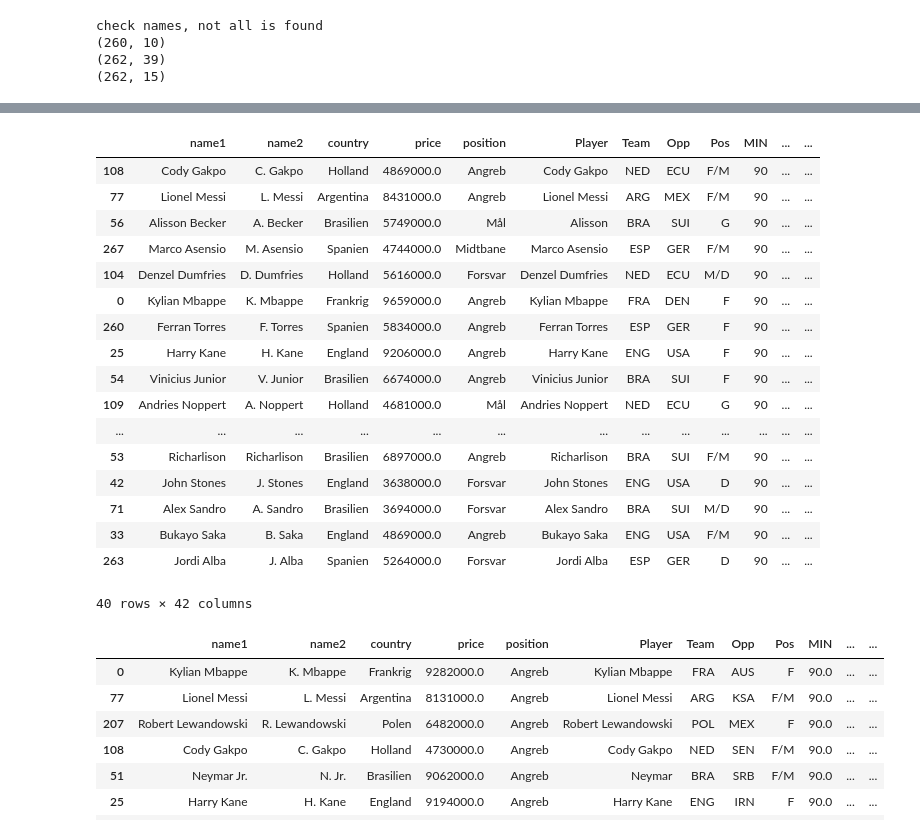
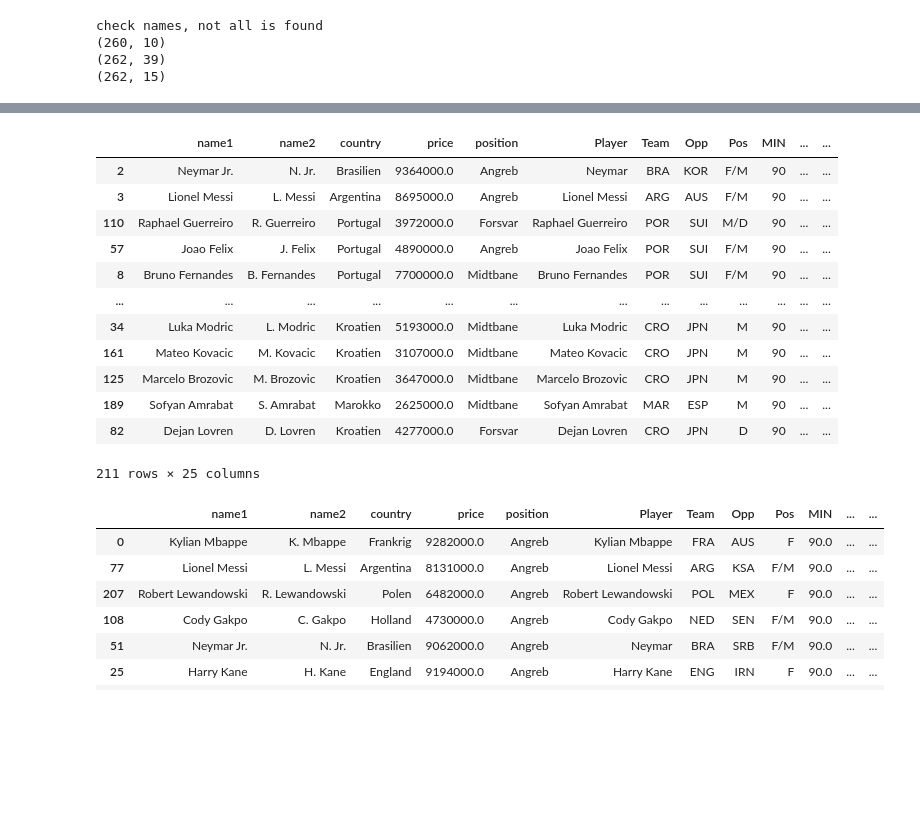
Before and after one commit to MathiasMSorensen/WC2022--Lineup-Optimizer, a Jupyter notebook: data_load.ipynb, the cells around one changed output, grey strips where cells are left out. Drawn from its saved outputs; the diff is of its cells as text; code cells hidden in the pictures; blank space fills up the shorter version.

```diff
--- a/data_load.ipynb
+++ b/data_load.ipynb
@@ -31,6 +31,8 @@ df_get_group_stage_OU = get_group_stage_OU(API_KEY)
 # df_group_stage = df_group_stage[['home_team','away_team','prob1','probx', 'prob2']].merge(df_groups.rename(columns =  {"Team":"home_team"}), on = "home_team")
 # %%
 _df_group_stage = get_group_stage(df_get_group_stage_OU.copy(), df_group_stage.copy(), ROUND, eng2dan)
+# %%
+_df_group_stage = _df_group_stage.iloc[1:]
 # %%
 df_rw = get_rw(df_holdet)
 df_rw.rename(columns = {"Player_match": "name1"}, inplace = True)
@@ -66,7 +59,0 @@ df_holdet = df_holdet.merge(df_temp_temp, on = ["name1","name2","country"])
-# %%
-df_winner  = playoffs(df_winner.copy(),_df_group_stage.copy(), eng2dan)
-df_holdet = df_holdet.merge(df_winner[['country','R16_prob', 'QF_prob', 'SF_prob', 'Final_prob', 'W_prob', \
-                                       'prob_to_win_R16', 'prob_to_win_QF', 'prob_to_win_SF','prob_to_win_Final', \
-                                       'xG_R16', 'xG_QF', 'xG_SF', 'xG_Final','xGa_R16', 'xGa_QF', 'xGa_SF', 'xGa_Final']], on = "country")
-
-df_holdet["selected"] = ~df_holdet['G'].isna()
@@ -91,4 +60,5 @@ df_holdet
 # %%
+i=1
 for country in df_holdet["country"].unique():
     xG_sum = df_holdet.loc[(df_holdet["country"]==country) & (df_holdet["selected"]),'G'].astype(float).sum()
     xA_sum = df_holdet.loc[(df_holdet["country"]==country) & (df_holdet["selected"]),'A'].astype(float).sum()
@@ -112,75 +82,39 @@ for country in df_holdet["country"].unique():
         points += yellow_prob * -20000
         points += yellow_prob*yellow_prob*-20000
         points += red_prob * -50000
-        for idx, game in enumerate(["R16","QF","SF","Final"]):
-            prob = df_holdet.loc[df_holdet["name1"]==player,f'{game}_prob'].values[0]
-            factor = 2/(3*(idx+1))*prob
-            points += 7000*factor
-            points += prob*np.exp(-df_holdet.loc[df_holdet["name1"]==player,f'xGa_{game}'].values[0])*-10000*factor
-            points += prob*df_holdet.loc[df_holdet["name1"]==player,f'prob_to_win_{game}'].values[0]*25000*factor
-            points += prob*(1-df_holdet.loc[df_holdet["name1"]==player,f'prob_to_win_{game}'].values[0])*-15000*factor
-            points += prob*yellow_prob * -20000*factor
-            points += prob*yellow_prob*yellow_prob*-20000*factor
-            points += prob*df_holdet.loc[df_holdet["name1"]==player,f'xG_{game}'].values[0]*10000*factor
-            points += prob*red_prob * -50000*factor
 
         if df_holdet.loc[df_holdet["name1"]==player,"position"].values[0]=="Mål":
             points += np.exp(-df_holdet.loc[df_holdet["name1"]==player,f'E_goals_against_{i}'].values[0])*75000
-            for idx, game in enumerate(["R16","QF","SF","Final"]):
-                prob = df_holdet.loc[df_holdet["name1"]==player,f'{game}_prob'].values[0]
-                factor = 2/(3*(idx+1))*prob
-                points += prob*np.exp(-df_holdet.loc[df_holdet["name1"]==player,f'xGa_{game}'].values[0])*75000*factor
 
         elif df_holdet.loc[df_holdet["name1"]==player,"position"].values[0]=="Forsvar":
             points += np.exp(-df_holdet.loc[df_holdet["name1"]==player,f'E_goals_against_{i}'].values[0])*50000
             points += goal_share*df_holdet.loc[df_holdet["name1"]==player,f'E_goals_{i}'].values[0]*175000
             points += assist_share*df_holdet.loc[df_holdet["name1"]==player,f'E_goals_{i}'].values[0]*60000
-            for idx, game in enumerate(["R16","QF","SF","Final"]):
-                prob = df_holdet.loc[df_holdet["name1"]==player,f'{game}_prob'].values[0]
-                factor = 2/(3*(idx+1))*prob
-                points += prob*np.exp(-df_holdet.loc[df_holdet["name1"]==player,f'xG_{game}'].values[0])*50000*factor
-                points += prob*goal_share*np.exp(-df_holdet.loc[df_holdet["name1"]==player,f'xG_{game}'].values[0])*175000*factor
-                points += prob*assist_share*np.exp(-df_holdet.loc[df_holdet["name1"]==player,f'xG_{game}'].values[0])*60000*factor
 
         elif df_holdet.loc[df_holdet["name1"]==player,"position"].values[0]=="Midtbane":
             points += goal_share*df_holdet.loc[df_holdet["name1"]==player,f'E_goals_{i}'].values[0]*150000
             points += assist_share*df_holdet.loc[df_holdet["name1"]==player,f'E_goals_{i}'].values[0]*60000
-            for idx, game in enumerate(["R16","QF","SF","Final"]):
-                prob = df_holdet.loc[df_holdet["name1"]==player,f'{game}_prob'].values[0]
-                factor = 2/(3*(idx+1))*prob
-                points += prob*goal_share*np.exp(-df_holdet.loc[df_holdet["name1"]==player,f'xG_{game}'].values[0])*150000*factor
-                points += prob*assist_share*np.exp(-df_holdet.loc[df_holdet["name1"]==player,f'xG_{game}'].values[0])*60000*factor
 
         elif df_holdet.loc[df_holdet["name1"]==player,"position"].values[0]=="Angreb":
             points += goal_share*df_holdet.loc[df_holdet["name1"]==player,f'E_goals_{i}'].values[0]*125000
             points += assist_share*df_holdet.loc[df_holdet["name1"]==player,f'E_goals_{i}'].values[0]*60000
-            for idx, game in enumerate(["R16","QF","SF","Final"]):
-                prob = df_holdet.loc[df_holdet["name1"]==player,f'{game}_prob'].values[0]
-                factor = 2/(3*(idx+1))*prob
-                points += prob*goal_share*np.exp(-df_holdet.loc[df_holdet["name1"]==player,f'xG_{game}'].values[0])*125000*factor
-                points += prob*assist_share*np.exp(-df_holdet.loc[df_holdet["name1"]==player,f'xG_{game}'].values[0])*60000*factor
 
-            df_holdet.loc[df_holdet["name1"]==player,"E_points_round1"] = points
+        df_holdet.loc[df_holdet["name1"]==player,"E_points_round1"] = points
 
         df_holdet.loc[df_holdet["name1"]==player,"E_points_total"] = points
 # %%
-df_holdet.sort_values("E_points_total", ascending = False).iloc[0:40]
+df_holdet.sort_values("E_points_total", ascending = False)
 # %% [output]
 |  | name1 | name2 | country | price | position | Player | Team | Opp | Pos | MIN | ... | ... |
-| 108 | Cody Gakpo | C. Gakpo | Holland | 4869000.0 | Angreb | Cody Gakpo | NED | ECU | F/M | 90 | ... | ... |
-| 77 | Lionel Messi | L. Messi | Argentina | 8431000.0 | Angreb | Lionel Messi | ARG | MEX | F/M | 90 | ... | ... |
-| 56 | Alisson Becker | A. Becker | Brasilien | 5749000.0 | Mål | Alisson | BRA | SUI | G | 90 | ... | ... |
-| 267 | Marco Asensio | M. Asensio | Spanien | 4744000.0 | Midtbane | Marco Asensio | ESP | GER | F/M | 90 | ... | ... |
-| 104 | Denzel Dumfries | D. Dumfries | Holland | 5616000.0 | Forsvar | Denzel Dumfries | NED | ECU | M/D | 90 | ... | ... |
-| 0 | Kylian Mbappe | K. Mbappe | Frankrig | 9659000.0 | Angreb | Kylian Mbappe | FRA | DEN | F | 90 | ... | ... |
-| 260 | Ferran Torres | F. Torres | Spanien | 5834000.0 | Angreb | Ferran Torres | ESP | GER | F | 90 | ... | ... |
-| 25 | Harry Kane | H. Kane | England | 9206000.0 | Angreb | Harry Kane | ENG | USA | F | 90 | ... | ... |
-| 54 | Vinicius Junior | V. Junior | Brasilien | 6674000.0 | Angreb | Vinicius Junior | BRA | SUI | F | 90 | ... | ... |
-| 109 | Andries Noppert | A. Noppert | Holland | 4681000.0 | Mål | Andries Noppert | NED | ECU | G | 90 | ... | ... |
+| 2 | Neymar Jr. | N. Jr. | Brasilien | 9364000.0 | Angreb | Neymar | BRA | KOR | F/M | 90 | ... | ... |
+| 3 | Lionel Messi | L. Messi | Argentina | 8695000.0 | Angreb | Lionel Messi | ARG | AUS | F/M | 90 | ... | ... |
+| 110 | Raphael Guerreiro | R. Guerreiro | Portugal | 3972000.0 | Forsvar | Raphael Guerreiro | POR | SUI | M/D | 90 | ... | ... |
+| 57 | Joao Felix | J. Felix | Portugal | 4890000.0 | Angreb | Joao Felix | POR | SUI | F/M | 90 | ... | ... |
+| 8 | Bruno Fernandes | B. Fernandes | Portugal | 7700000.0 | Midtbane | Bruno Fernandes | POR | SUI | F/M | 90 | ... | ... |
 | ... | ... | ... | ... | ... | ... | ... | ... | ... | ... | ... | ... | ... |
-| 53 | Richarlison | Richarlison | Brasilien | 6897000.0 | Angreb | Richarlison | BRA | SUI | F/M | 90 | ... | ... |
-| 42 | John Stones | J. Stones | England | 3638000.0 | Forsvar | John Stones | ENG | USA | D | 90 | ... | ... |
-| 71 | Alex Sandro | A. Sandro | Brasilien | 3694000.0 | Forsvar | Alex Sandro | BRA | SUI | M/D | 90 | ... | ... |
-| 33 | Bukayo Saka | B. Saka | England | 4869000.0 | Angreb | Bukayo Saka | ENG | USA | F/M | 90 | ... | ... |
-| 263 | Jordi Alba | J. Alba | Spanien | 5264000.0 | Forsvar | Jordi Alba | ESP | GER | D | 90 | ... | ... |
+| 34 | Luka Modric | L. Modric | Kroatien | 5193000.0 | Midtbane | Luka Modric | CRO | JPN | M | 90 | ... | ... |
+| 161 | Mateo Kovacic | M. Kovacic | Kroatien | 3107000.0 | Midtbane | Mateo Kovacic | CRO | JPN | M | 90 | ... | ... |
+| 125 | Marcelo Brozovic | M. Brozovic | Kroatien | 3647000.0 | Midtbane | Marcelo Brozovic | CRO | JPN | M | 90 | ... | ... |
+| 189 | Sofyan Amrabat | S. Amrabat | Marokko | 2625000.0 | Midtbane | Sofyan Amrabat | MAR | ESP | M | 90 | ... | ... |
+| 82 | Dejan Lovren | D. Lovren | Kroatien | 4277000.0 | Forsvar | Dejan Lovren | CRO | JPN | D | 90 | ... | ... |
-40 rows × 42 columns
+211 rows × 25 columns
```
Also changed, not shown: parts of 10 cells of this notebook, 1 other file.
